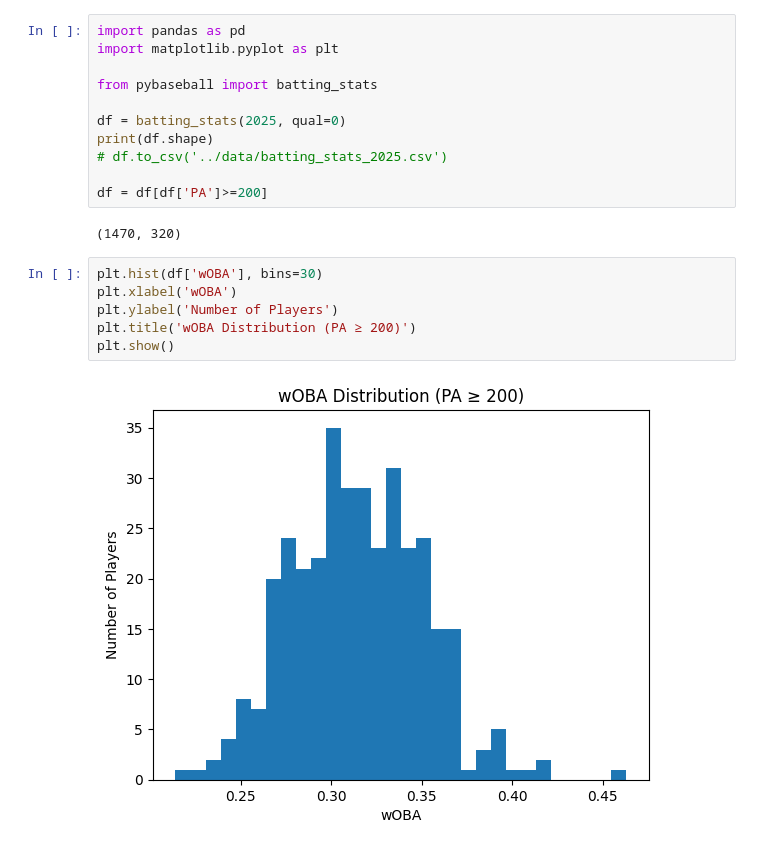
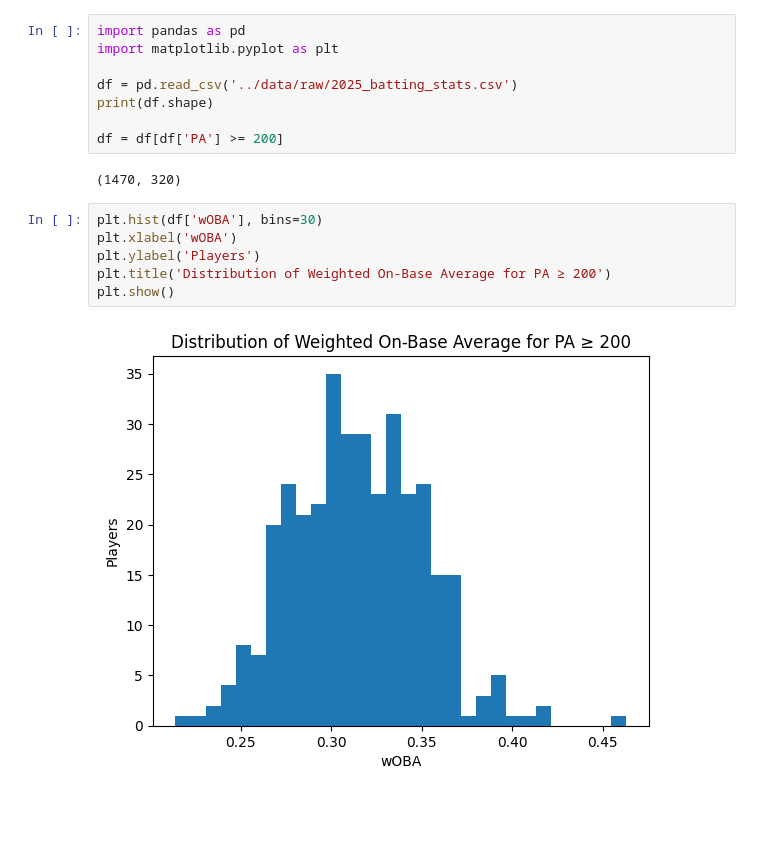
Before and after one commit to pchang075/woba-predictor-analysis, a Jupyter notebook: notebooks/00_woba_exploration.ipynb, the cells around one changed output. Cells and saved outputs as stored; diff of their text form; blank space fills up the shorter version.

```diff
--- a/notebooks/00_woba_exploration.ipynb
+++ b/notebooks/00_woba_exploration.ipynb
@@ -2,23 +2,20 @@
 import pandas as pd
 import matplotlib.pyplot as plt
 
-from pybaseball import batting_stats
+df = pd.read_csv('../data/raw/2025_batting_stats.csv')
+print(df.shape)
 
-df = batting_stats(2025, qual=0)
-print(df.shape)
-# df.to_csv('../data/batting_stats_2025.csv')
-
-df = df[df['PA']>=200]
+df = df[df['PA'] >= 200]
 # %% [output]
 (1470, 320)
 # %%
 plt.hist(df['wOBA'], bins=30)
 plt.xlabel('wOBA')
-plt.ylabel('Number of Players')
-plt.title('wOBA Distribution (PA ≥ 200)')
+plt.ylabel('Players')
+plt.title('Distribution of Weighted On-Base Average for PA ≥ 200')
 plt.show()
 # %% [output]
-[figure, old version]
+[figure, new version]
 # %%
 plt.boxplot(df['wOBA'], orientation='horizontal')
 plt.xlabel('wOBA')
```
Also changed, not shown: parts of 2 cells of this notebook, 7 other files.
